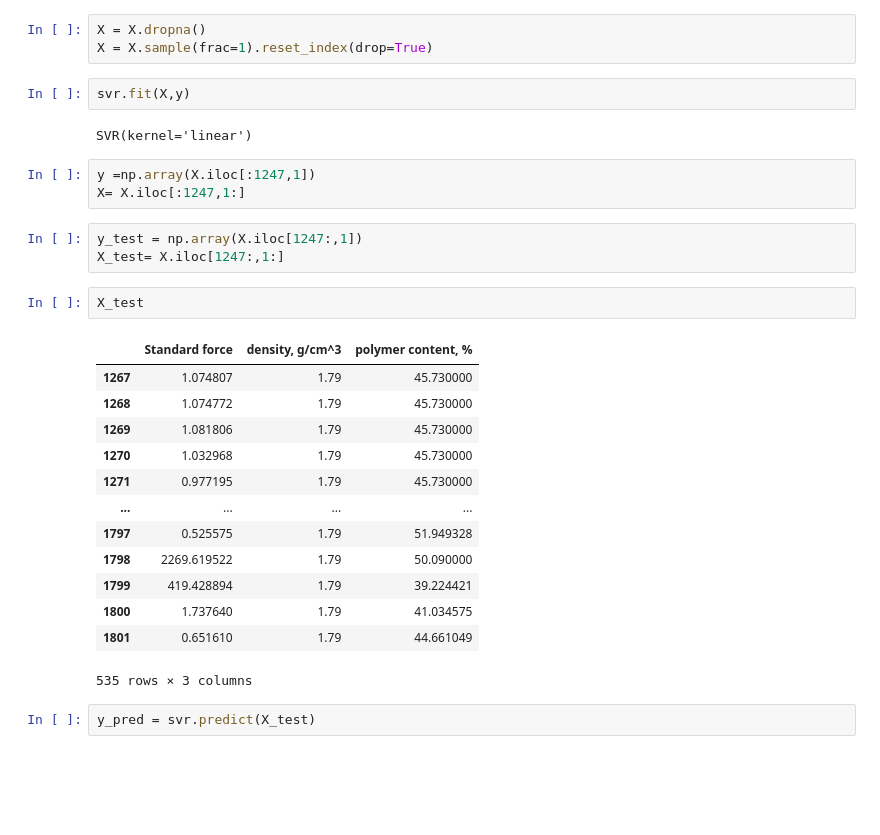
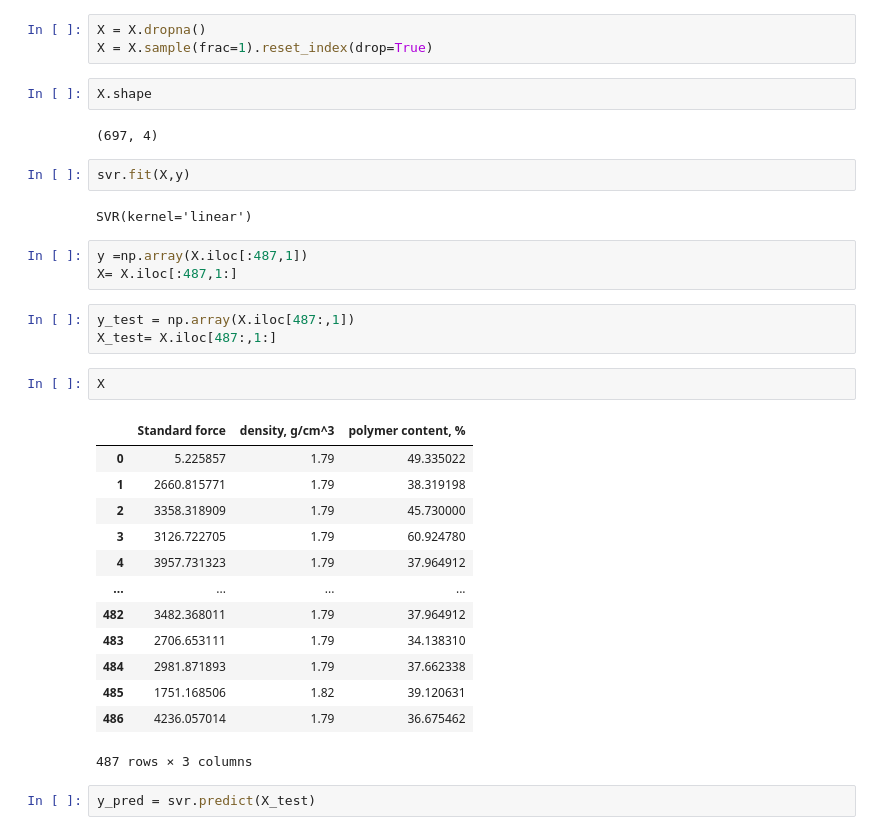
Before and after one commit to ishaan-sangwan/minor, a Jupyter notebook: src/restart.ipynb, the cells around one changed output. Saved outputs shown, nothing was run; the diff lists cells and outputs as text; blank space fills up the shorter version.

```diff
--- a/src/restart.ipynb
+++ b/src/restart.ipynb
@@ -127,32 +111,36 @@ svr = SVR(kernel='linear')
 # %%
 X = X.dropna()
 X = X.sample(frac=1).reset_index(drop=True)
+# %%
+X.shape
+# %% [output]
+(697, 4)
 # %%
 svr.fit(X,y)
 # %% [output]
 SVR(kernel='linear')
 # %%
-y =np.array(X.iloc[:1247,1])
-X= X.iloc[:1247,1:]
+y =np.array(X.iloc[:487,1])
+X= X.iloc[:487,1:]
 # %%
-y_test = np.array(X.iloc[1247:,1])
-X_test= X.iloc[1247:,1:]
+y_test = np.array(X.iloc[487:,1])
+X_test= X.iloc[487:,1:]
-# %%
-X_test
-# %% [output]
-|  | Standard force | density, g/cm^3 | polymer content, % |
-| 1267 | 1.074807 | 1.79 | 45.730000 |
-| 1268 | 1.074772 | 1.79 | 45.730000 |
-| 1269 | 1.081806 | 1.79 | 45.730000 |
-| 1270 | 1.032968 | 1.79 | 45.730000 |
-| 1271 | 0.977195 | 1.79 | 45.730000 |
-| ... | ... | ... | ... |
-| 1797 | 0.525575 | 1.79 | 51.949328 |
-| 1798 | 2269.619522 | 1.79 | 50.090000 |
-| 1799 | 419.428894 | 1.79 | 39.224421 |
-| 1800 | 1.737640 | 1.79 | 41.034575 |
-| 1801 | 0.651610 | 1.79 | 44.661049 |
-535 rows × 3 columns
+# %%
+X
+# %% [output]
+|  | Standard force | density, g/cm^3 | polymer content, % |
+| 0 | 5.225857 | 1.79 | 49.335022 |
+| 1 | 2660.815771 | 1.79 | 38.319198 |
+| 2 | 3358.318909 | 1.79 | 45.730000 |
+| 3 | 3126.722705 | 1.79 | 60.924780 |
+| 4 | 3957.731323 | 1.79 | 37.964912 |
+| ... | ... | ... | ... |
+| 482 | 3482.368011 | 1.79 | 37.964912 |
+| 483 | 2706.653111 | 1.79 | 34.138310 |
+| 484 | 2981.871893 | 1.79 | 37.662338 |
+| 485 | 1751.168506 | 1.82 | 39.120631 |
+| 486 | 4236.057014 | 1.79 | 36.675462 |
+487 rows × 3 columns
 # %%
 y_pred = svr.predict(X_test)
 # %%
```
Also changed, not shown: parts of 20 cells of this notebook, 2 other files.
